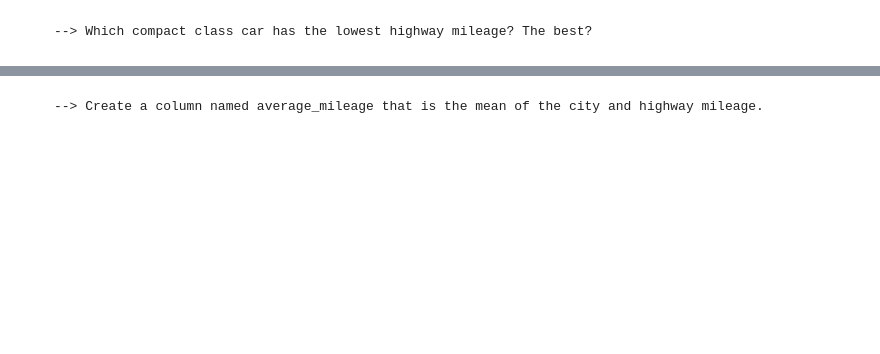
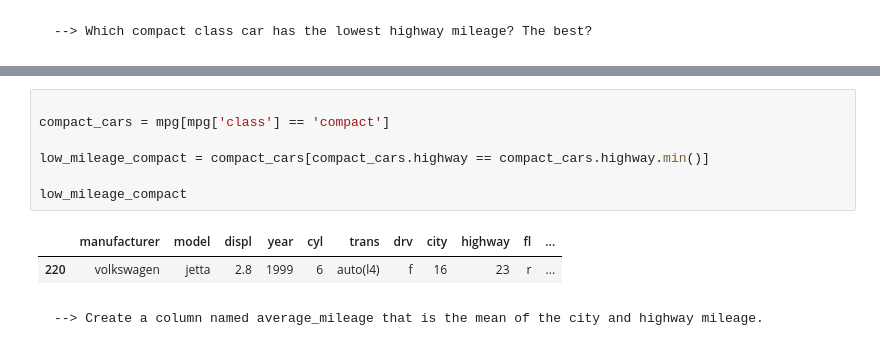
Before and after one commit to stephenkipkurui/numpy-pandas-visualization-exercises, a Jupyter notebook: dataframes.ipynb, the cells around one changed output, grey strips where cells are left out. Saved outputs shown, nothing was run; the diff lists cells and outputs as text; blank space fills up the shorter version.

```diff
--- a/dataframes.ipynb
+++ b/dataframes.ipynb
@@ -384,2 +372,12 @@ Name: city, Length: 234, dtype: int64
+# %%
+
+compact_cars = mpg[mpg['class'] == 'compact']
+
+low_mileage_compact = compact_cars[compact_cars.highway == compact_cars.highway.min()]
+
+low_mileage_compact
+# %% [output]
+|  | manufacturer | model | displ | year | cyl | trans | drv | city | highway | fl | ... |
+| 220 | volkswagen | jetta | 2.8 | 1999 | 6 | auto(l4) | f | 16 | 23 | r | ... |
 # %% [markdown]
     --> Create a column named average_mileage that is the mean of the city and highway mileage.
```
Also changed, not shown: parts of 10 cells of this notebook.
